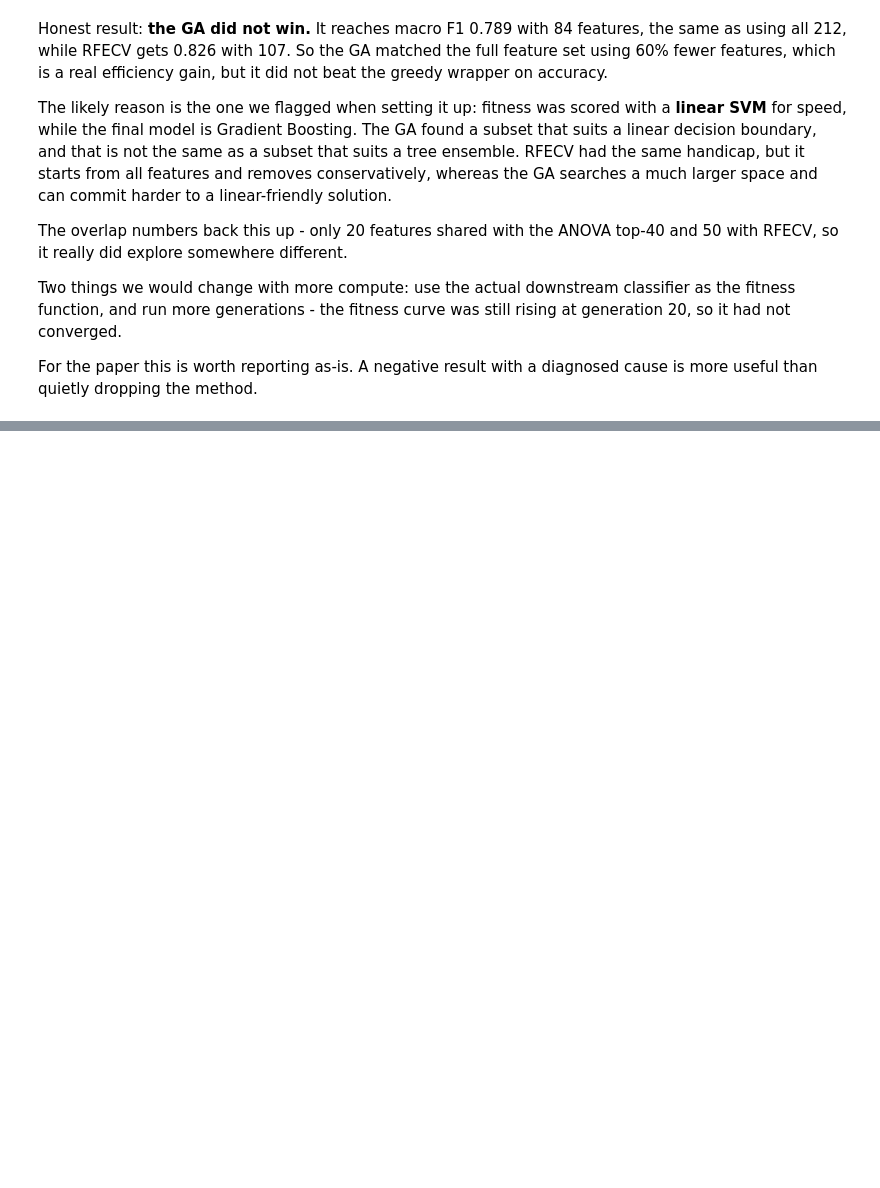
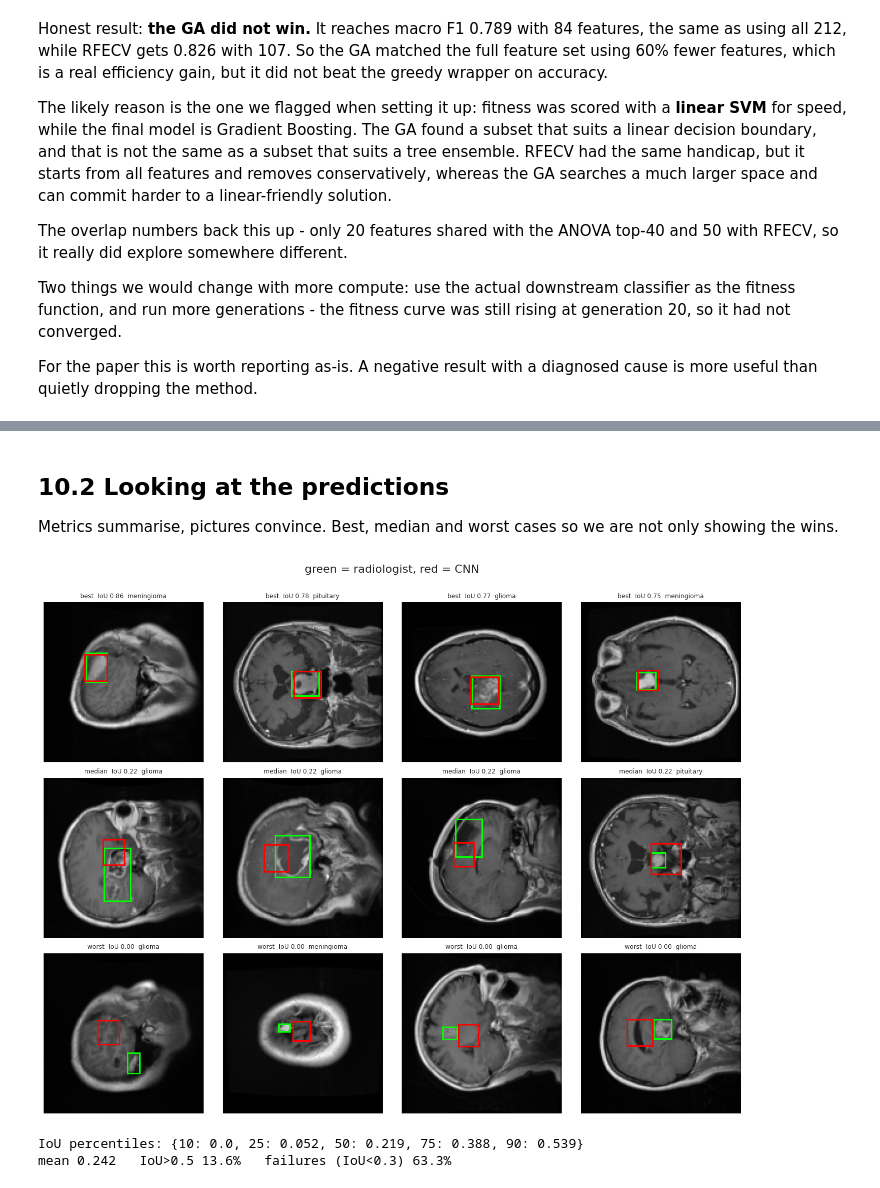
Before and after one commit to SurajKhomane108/brain-tumor-classification-localization, a Jupyter notebook: brain_tumor_classification_localization.ipynb, the cells around one changed output, grey strips where cells are left out. Saved outputs shown, nothing was run; the diff lists cells and outputs as text; code cells hidden in the pictures; blank space fills up the shorter version.

```diff
--- a/brain_tumor_classification_localization.ipynb
+++ b/brain_tumor_classification_localization.ipynb
@@ -1793,0 +2050,28 @@ useful than quietly dropping the method.
+# %% [markdown]
+## 10.2 Looking at the predictions
+
+Metrics summarise, pictures convince. Best, median and worst cases so we are not only showing the
+wins.
+# %%
+ious = iou(Yte, cnn_box_pred)
+order = np.argsort(ious)
+picks = list(order[-4:][::-1]) + list(order[len(order)//2 - 2:len(order)//2 + 2]) + list(order[:4])
+
+fig, axes = plt.subplots(3, 4, figsize=(13, 10))
+for a, k, tag in zip(axes.ravel(), picks, ["best"]*4 + ["median"]*4 + ["worst"]*4):
+    a.imshow(X_img[te_idx[k]], cmap="gray")
+    for b, col in [(Yte[k], "lime"), (cnn_box_pred[k], "red")]:
+        a.add_patch(plt.Rectangle(((b[0]-b[2]/2)*IMG_SIZE, (b[1]-b[3]/2)*IMG_SIZE),
+                                  b[2]*IMG_SIZE, b[3]*IMG_SIZE, fill=False, ec=col, lw=2))
+    a.set_title("%s  IoU %.2f  %s" % (tag, ious[k], CLASSES[yte[k]]), fontsize=8)
+    a.axis("off")
+plt.suptitle("green = radiologist, red = CNN", y=1.0)
+plt.tight_layout(); plt.show()
+
+print("IoU percentiles:", {p: round(float(np.percentile(ious, p)), 3) for p in [10, 25, 50, 75, 90]})
+print("mean %.3f   IoU>0.5 %.1f%%   failures (IoU<0.3) %.1f%%"
+      % (ious.mean(), 100*(ious > 0.5).mean(), 100*(ious < 0.3).mean()))
+# %% [output]
+[figure, added]
+IoU percentiles: {10: 0.0, 25: 0.052, 50: 0.219, 75: 0.388, 90: 0.539}
+mean 0.242   IoU>0.5 13.6%   failures (IoU<0.3) 63.3%
```
Also changed, not shown: parts of 9 cells of this notebook.
